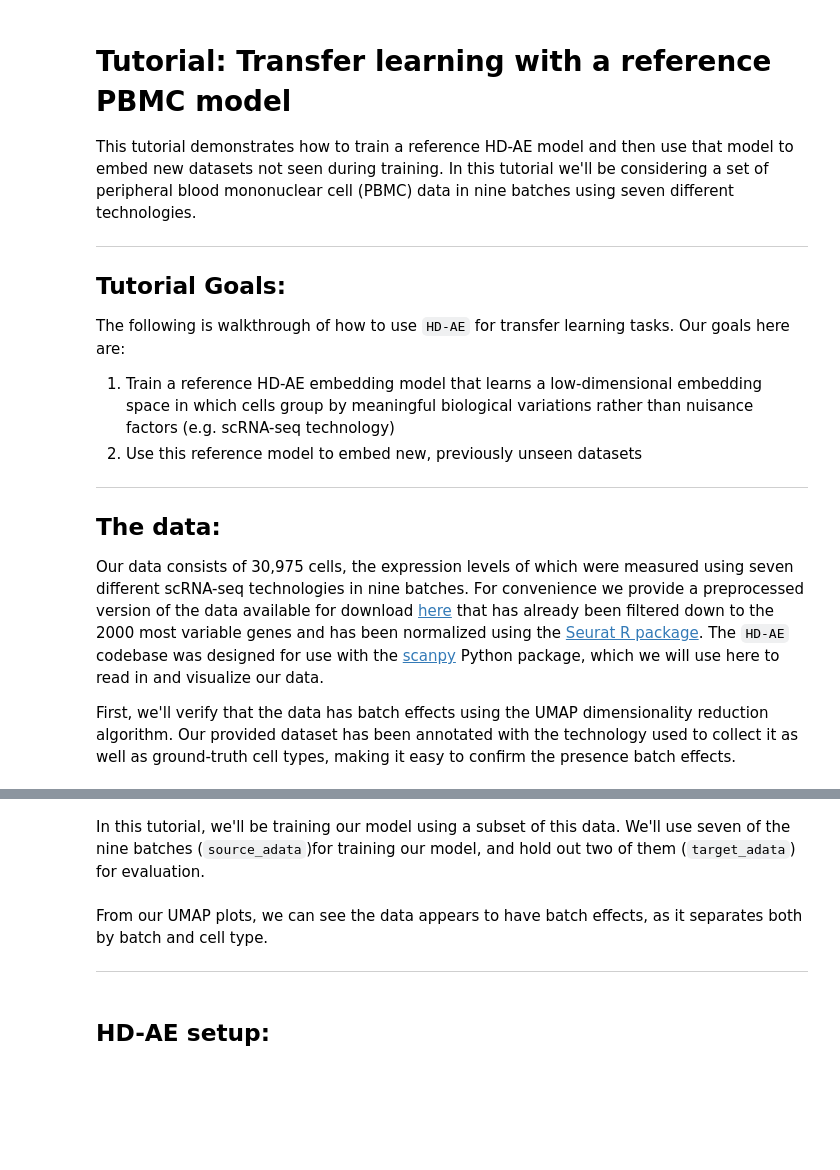
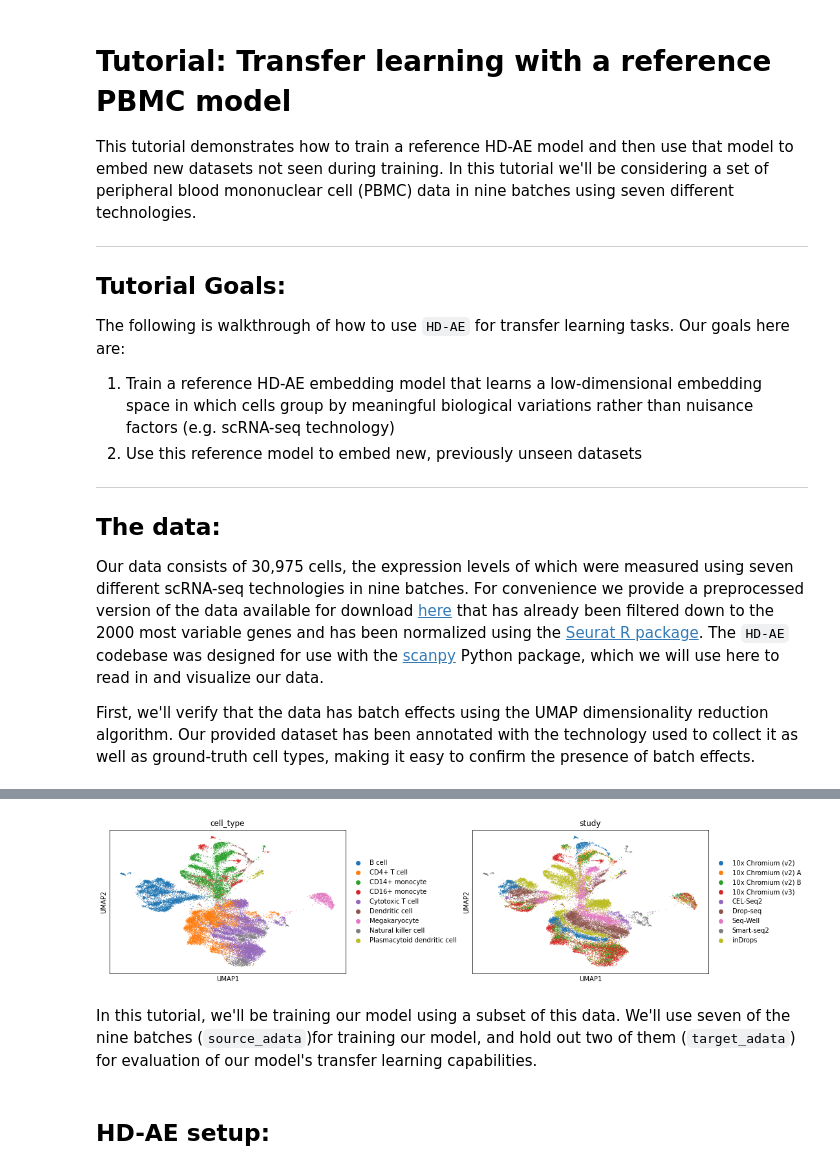
Before and after one commit to suinleelab/HD-AE, a Jupyter notebook: notebooks/pbmc_example.ipynb, the cells around one changed output, grey strips where cells are left out. Saved outputs shown, nothing was run; the diff lists cells and outputs as text; code cells hidden in the pictures; blank space fills up the shorter version.

```diff
--- a/notebooks/pbmc_example.ipynb
+++ b/notebooks/pbmc_example.ipynb
@@ -18,7 +18,7 @@ The following is walkthrough of how to use `HD-AE` for transfer learning tasks.
 
 Our data consists of 30,975 cells, the expression levels of which were measured using seven different scRNA-seq technologies in nine batches. For convenience we provide a preprocessed version of the data available for download <a href="https://www.dropbox.com/s/bck6kksx34fbalh/pbmc.h5ad?dl=0">here</a> that has already been filtered down to the 2000 most variable genes and has been normalized using the <a href="https://satijalab.org/seurat/">Seurat R package</a>. The `HD-AE` codebase was designed for use with the <a href="https://scanpy.readthedocs.io/en/stable/">scanpy</a> Python package, which we will use here to read in and visualize our data.
 
-First, we'll verify that the data has batch effects using the UMAP dimensionality reduction algorithm. Our provided dataset has been annotated with the technology used to collect it as well as ground-truth cell types, making it easy to confirm the presence batch effects.
+First, we'll verify that the data has batch effects using the UMAP dimensionality reduction algorithm. Our provided dataset has been annotated with the technology used to collect it as well as ground-truth cell types, making it easy to confirm the presence of batch effects.
 # %%
 import scanpy as sc
 from hd_ae.utils import set_seeds
@@ -26,6 +26,7 @@ from hd_ae.utils import set_seeds
 set_seeds() # To ensure reproducibility
 adata = sc.read("pbmc.h5ad") # Make sure to download the data first from the link above! :)
 
-#sc.pp.neighbors(adata)
-#sc.tl.umap(adata)
-#sc.pl.umap(adata, color=['cell_type', 'study'], wspace=0.4)
+sc.pp.neighbors(adata)
+sc.tl.umap(adata)
+sc.pl.umap(adata, color=['cell_type', 'study'], wspace=0.4)
+# %% [output]
@@ -32,14 +35,11 @@ adata = sc.read("pbmc.h5ad") # Make sure to download the data first from the lin
+[figure, added]
 # %% [markdown]
-In this tutorial, we'll be training our model using a subset of this data. We'll use seven of the nine batches (`source_adata`)for training our model, and hold out two of them (`target_adata`) for evaluation.
+In this tutorial, we'll be training our model using a subset of this data. We'll use seven of the nine batches (`source_adata`)for training our model, and hold out two of them (`target_adata`) for evaluation of our model's transfer learning capabilities.
 # %%
 target_batches = ["Drop-seq", "10x Chromium (v3)"]
 
 source_adata = adata[~adata.obs['study'].isin(target_batches)]
 target_adata = adata[adata.obs['study'].isin(target_batches)]
-# %% [markdown]
-From our UMAP plots, we can see the data appears to have batch effects, as it separates both by batch and cell type.
-
----
 # %% [markdown]
 ## HD-AE setup:
 # %% [markdown]
```
Also changed, not shown: parts of 6 cells of this notebook, 1 other file.
